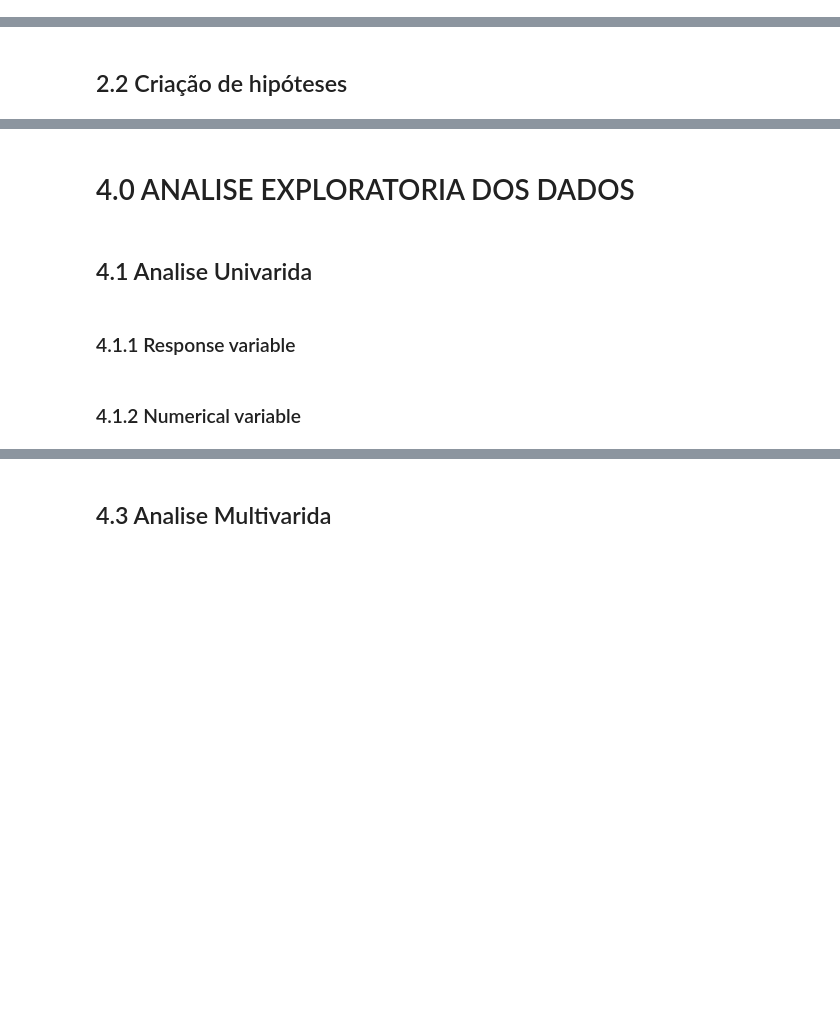
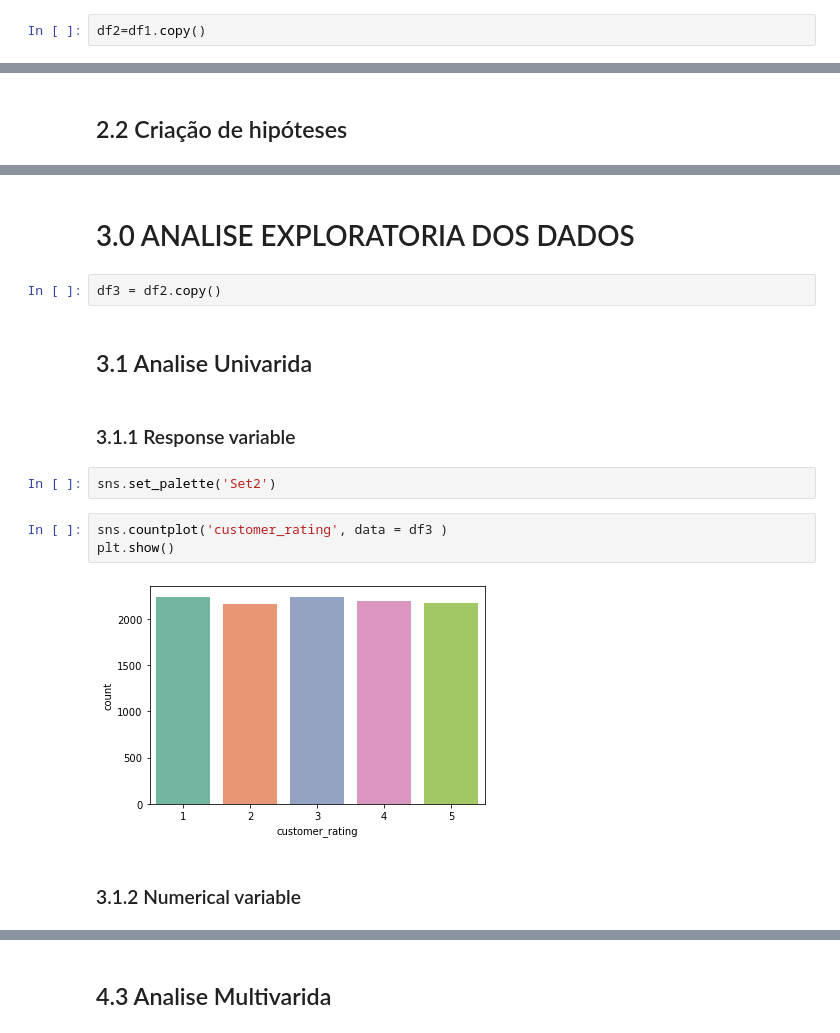
Before and after one commit to cardosoyuri/E-CommerceShippingData, a Jupyter notebook: E-CommercShippingDatae.ipynb, the cells around one changed output, grey strips where cells are left out. Drawn from its saved outputs; the diff is of its cells as text; blank space fills up the shorter version.

```diff
--- a/E-CommercShippingDatae.ipynb
+++ b/E-CommercShippingDatae.ipynb
@@ -27,4 +250,6 @@
 # %% [markdown]
 # 2.0  FEATURE ENGINEERING
+# %%
+df2=df1.copy()
 # %% [markdown]
 ## 2.1 Mapa mental de Hipóteses
@@ -43,8 +288,17 @@
 # %% [markdown]
-# 4.0 ANALISE EXPLORATORIA DOS DADOS
+# 3.0 ANALISE EXPLORATORIA DOS DADOS
+# %%
+df3 = df2.copy()
 # %% [markdown]
-## 4.1 Analise Univarida
+## 3.1 Analise Univarida
 # %% [markdown]
-### 4.1.1 Response variable
+### 3.1.1 Response variable
+# %%
+sns.set_palette('Set2')
+# %%
+sns.countplot('customer_rating', data = df3 )
+plt.show()
+# %% [output]
+[figure, added]
 # %% [markdown]
-### 4.1.2 Numerical variable
+### 3.1.2 Numerical variable
```
Also changed, not shown: parts of 68 cells of this notebook, 1 other file.
